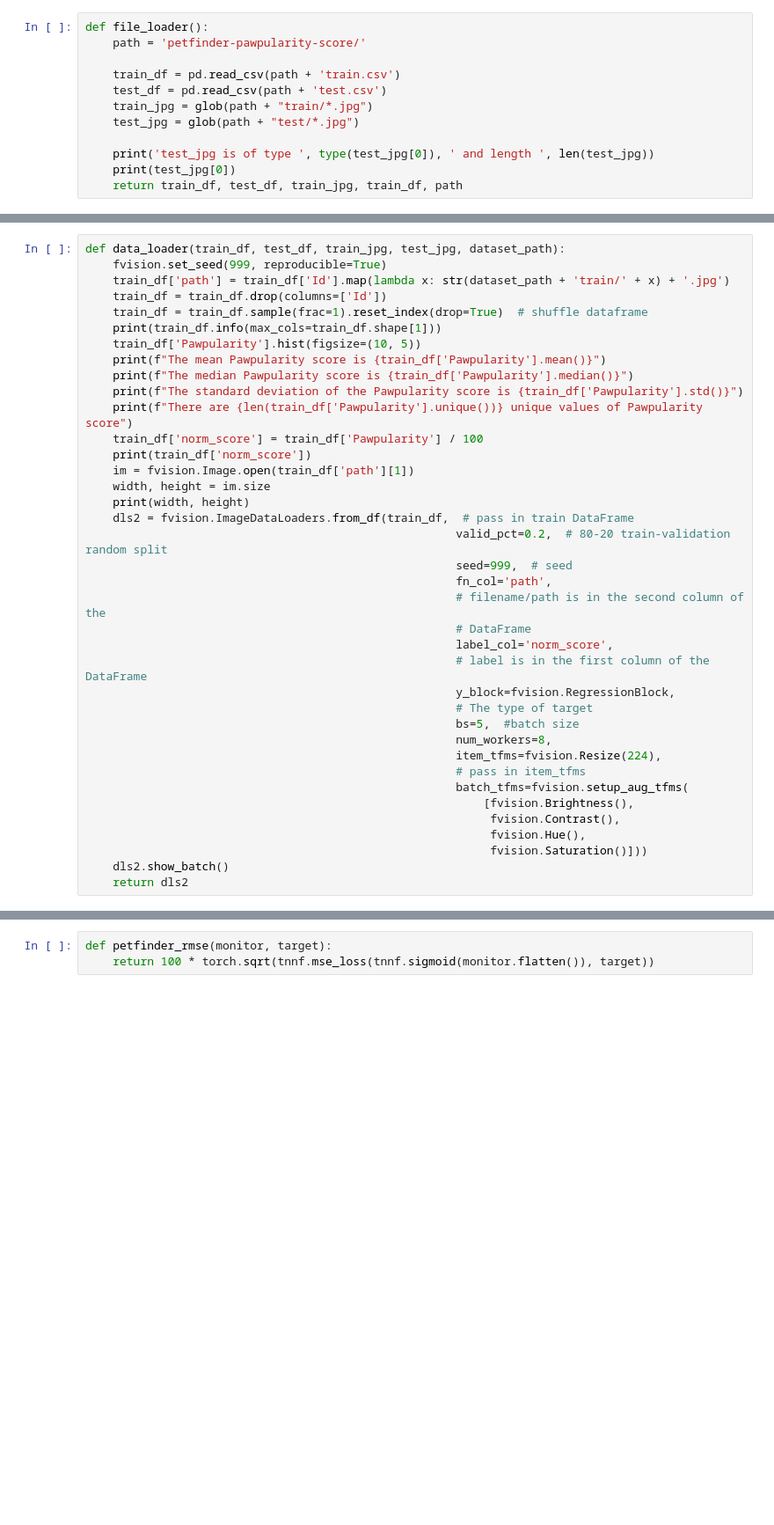
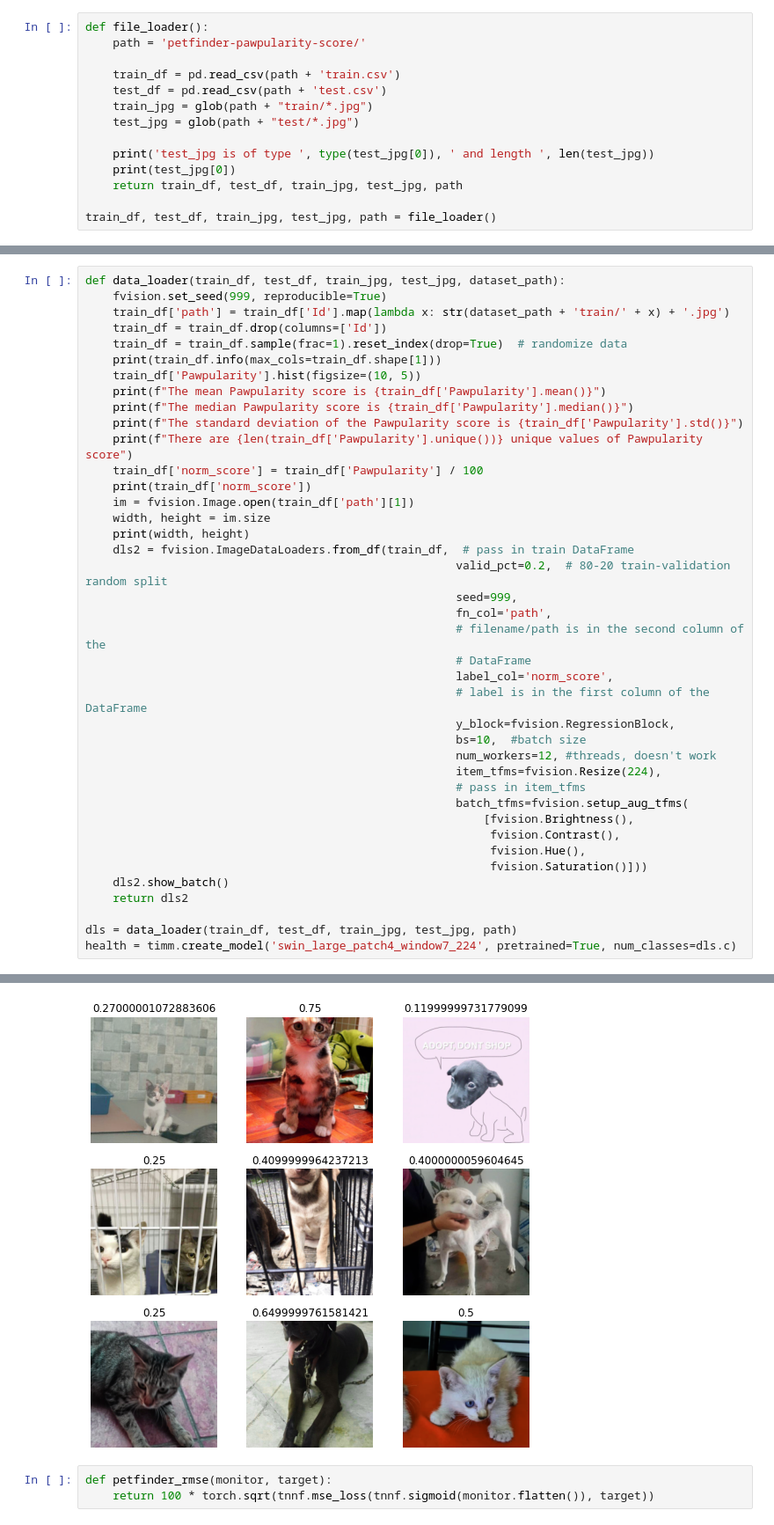
Before and after one commit to mfeigley12/petbuilders2, a Jupyter notebook: code.ipynb, the cells around one changed output, grey strips where cells are left out. Shown at 88% size. Cells and saved outputs as stored; diff of their text form; blank space fills up the shorter version.

Commit message:
Increased batch sizes and tried refining model

```diff
--- a/code.ipynb
+++ b/code.ipynb
@@ -32,4 +33,6 @@ def file_loader():
 
     print('test_jpg is of type ', type(test_jpg[0]), ' and length ', len(test_jpg))
     print(test_jpg[0])
-    return train_df, test_df, train_jpg, train_df, path
+    return train_df, test_df, train_jpg, test_jpg, path
+
+train_df, test_df, train_jpg, test_jpg, path = file_loader()
@@ -38,7 +44,7 @@ def data_loader(train_df, test_df, train_jpg, test_jpg, dataset_path):
     fvision.set_seed(999, reproducible=True)
     train_df['path'] = train_df['Id'].map(lambda x: str(dataset_path + 'train/' + x) + '.jpg')
     train_df = train_df.drop(columns=['Id'])
-    train_df = train_df.sample(frac=1).reset_index(drop=True)  # shuffle dataframe
+    train_df = train_df.sample(frac=1).reset_index(drop=True)  # randomize data
     print(train_df.info(max_cols=train_df.shape[1]))
     train_df['Pawpularity'].hist(figsize=(10, 5))
     print(f"The mean Pawpularity score is {train_df['Pawpularity'].mean()}")
@@ -52,16 +58,15 @@ def data_loader(train_df, test_df, train_jpg, test_jpg, dataset_path):
     print(width, height)
     dls2 = fvision.ImageDataLoaders.from_df(train_df,  # pass in train DataFrame
                                                       valid_pct=0.2,  # 80-20 train-validation random split
-                                                      seed=999,  # seed
+                                                      seed=999,
                                                       fn_col='path',
                                                       # filename/path is in the second column of the
                                                       # DataFrame
                                                       label_col='norm_score',
                                                       # label is in the first column of the DataFrame
                                                       y_block=fvision.RegressionBlock,
-                                                      # The type of target
-                                                      bs=5,  #batch size
-                                                      num_workers=8,
+                                                      bs=10,  #batch size
+                                                      num_workers=12, #threads, doesn't work
                                                       item_tfms=fvision.Resize(224),
                                                       # pass in item_tfms
                                                       batch_tfms=fvision.setup_aug_tfms(
@@ -71,3 +76,7 @@ def data_loader(train_df, test_df, train_jpg, test_jpg, dataset_path):
                                                            fvision.Saturation()]))
     dls2.show_batch()
     return dls2
+
+dls = data_loader(train_df, test_df, train_jpg, test_jpg, path)
+health = timm.create_model('swin_large_patch4_window7_224', pretrained=True, num_classes=dls.c)
+# %% [output]
@@ -74,3 +101,4 @@ def data_loader(train_df, test_df, train_jpg, test_jpg, dataset_path):
+[figure, added]
 # %%
 def petfinder_rmse(monitor, target):
     return 100 * torch.sqrt(tnnf.mse_loss(tnnf.sigmoid(monitor.flatten()), target))
```
Also changed, not shown: parts of 6 cells of this notebook.
